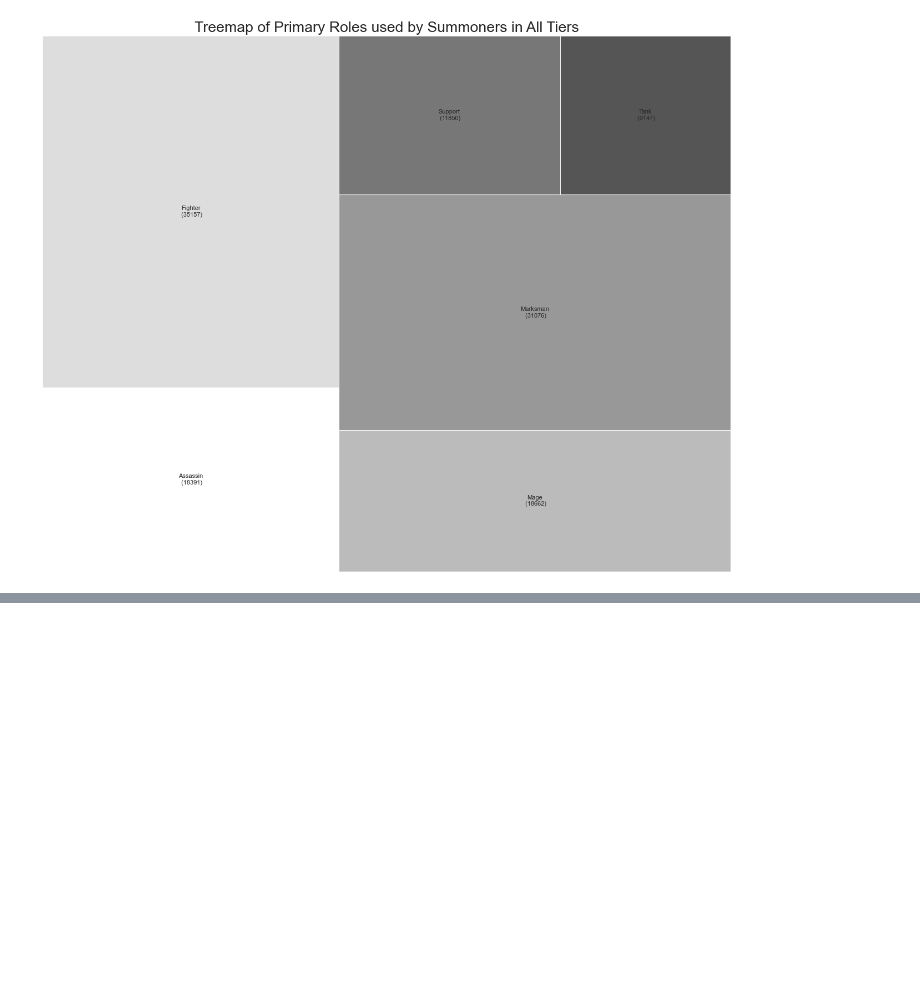
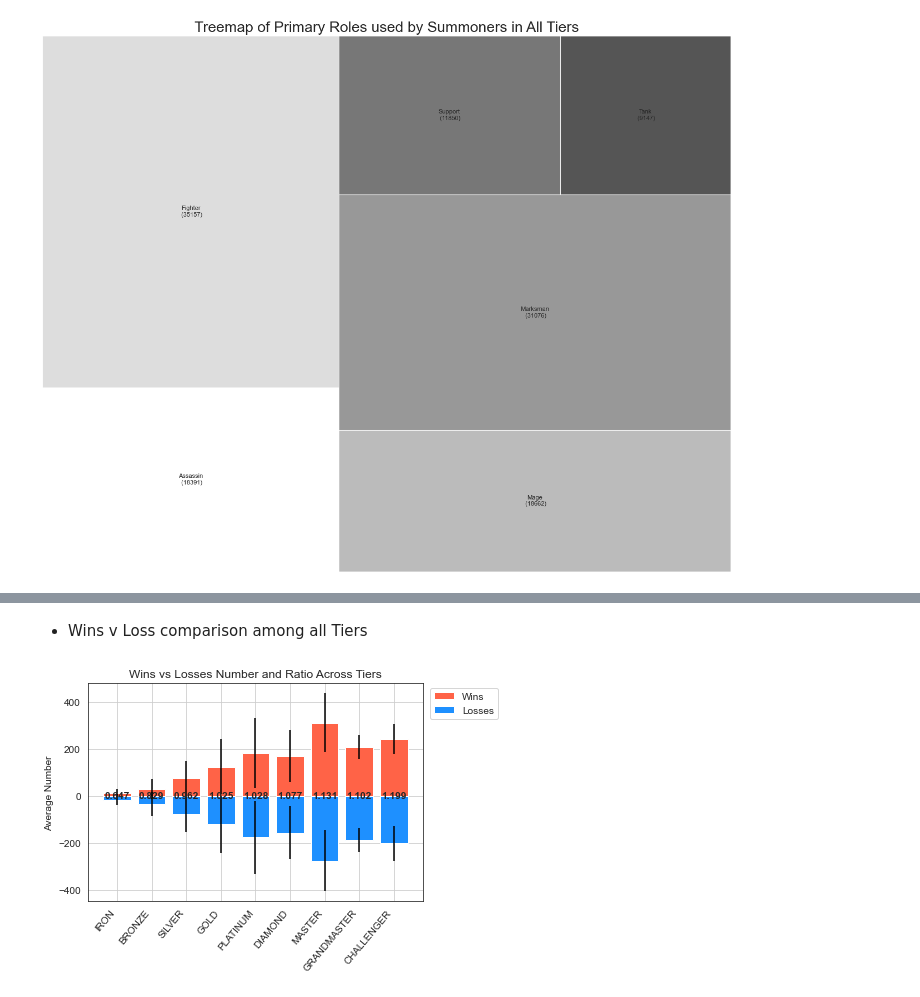
Before and after one commit to Hollow24/Group-3-Project, a Jupyter notebook: Final_Analysis.ipynb, the cells around one changed output, grey strips where cells are left out. Drawn from its saved outputs; the diff is of its cells as text; code cells hidden in the pictures; blank space fills up the shorter version.

```diff
--- a/Final_Analysis.ipynb
+++ b/Final_Analysis.ipynb
@@ -774,0 +857,43 @@ plt.axis('off')
+# %% [markdown]
+- Wins v Loss comparison among all Tiers
+# %%
+rank_win = summoner_champion_df.groupby('tier')["wins"].mean().astype(int).reset_index()
+rank_loss = summoner_champion_df.groupby('tier')["losses"].mean().astype(int).reset_index()
+win_loss = rank_win.merge(rank_loss, on="tier", how="left")
+win_loss = win_loss.set_index('tier')
+tier = ["IRON", "BRONZE", "SILVER", "GOLD", "PLATINUM", "DIAMOND","MASTER","GRANDMASTER","CHALLENGER"]
+win_loss = win_loss.reindex(tier)
+win_loss = win_loss.reset_index()
+win_loss.columns = ["Tier", "Wins", "Losses"]
+win_loss["Losses"] = [-x for x in win_loss["Losses"]]
+
+win_std = summoner_champion_df.groupby('tier')["wins"].std()
+win_std = win_std.reindex(tier).tolist()
+loss_std = summoner_champion_df.groupby('tier')["losses"].std()
+loss_std = loss_std.reindex(tier).tolist()
+
+labels = win_loss["Tier"]
+wins = win_loss["Wins"]
+losses = win_loss["Losses"]
+
+fig, ax = plt.subplots()
+
+ax.bar(labels, wins, width=0.8, yerr = win_std, label='Wins', color='tomato')
+ax.bar(labels, losses, width=0.8, yerr = loss_std, bottom=0,label='Losses', color='dodgerblue')
+
+ax.set_ylabel('Average Number')
+ax.set_title('Wins vs Losses Number and Ratio Across Tiers')
+ax.legend(bbox_to_anchor=(1.24,1))
+plt.xticks(rotation=50, ha='right')
+
+rects=ax.patches
+labels = (wins/abs(losses)).round(3).tolist()
+
+for rect, label in zip(rects, labels):
+    height = rect.get_height()
+    ax.text((rect.get_x() + rect.get_width()/2), 0, label, ha='center', va='center',fontweight='semibold')
+
+plt.grid()
+plt.show()
+# %% [output]
+[figure, added]
```
Also changed, not shown: parts of 9 cells of this notebook.
